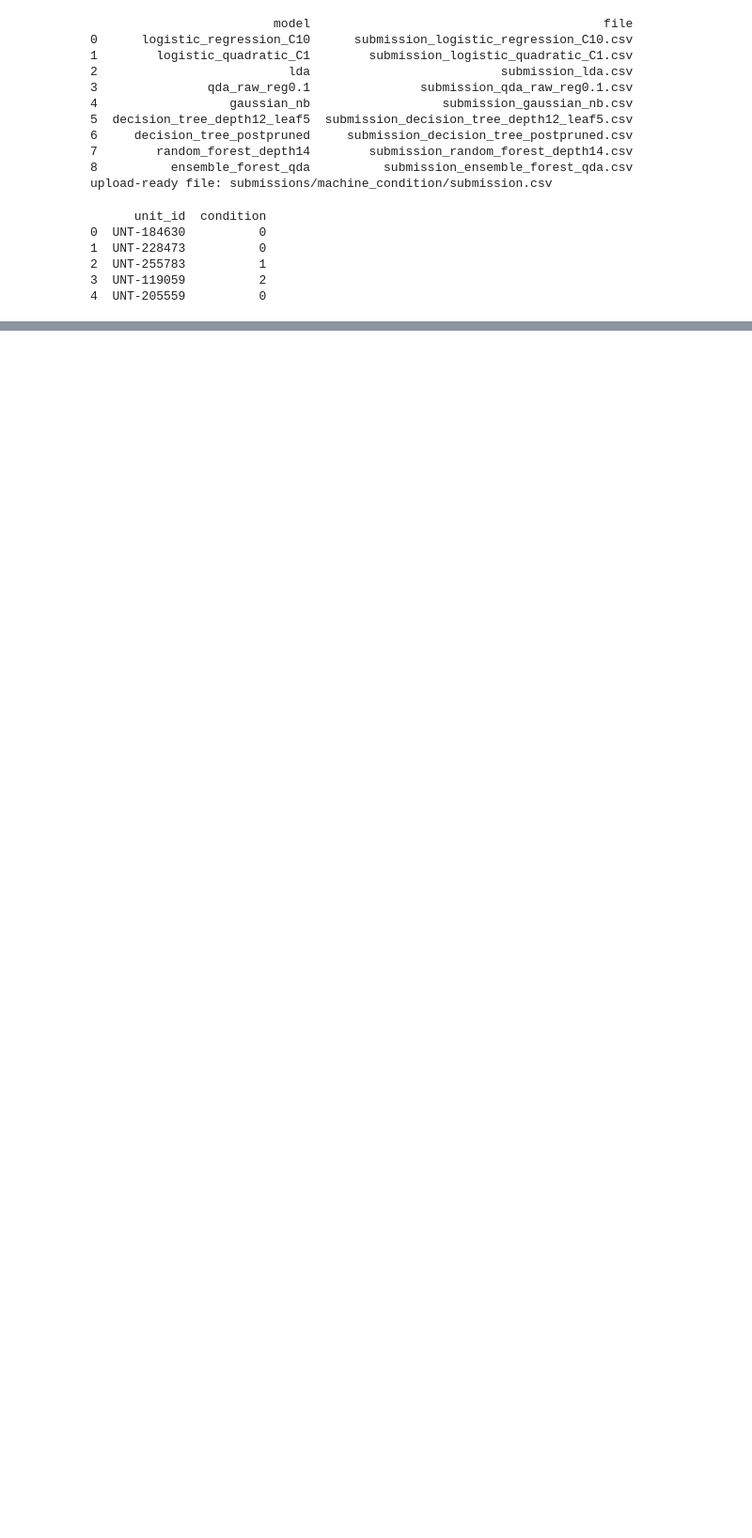
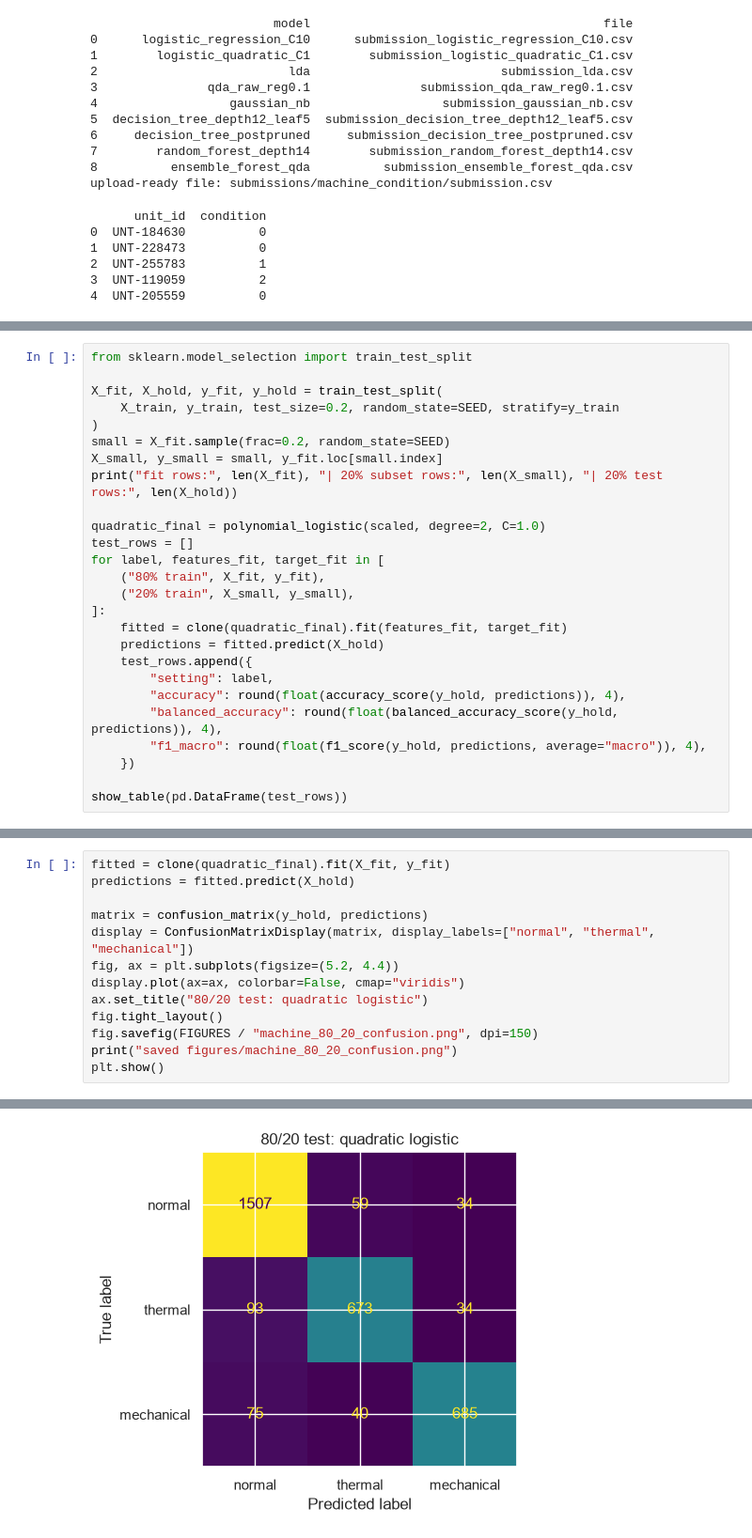
Before and after one commit to TimeATronics/AIT511_Project1, a Jupyter notebook: notebooks/mt2026012-ind-machine-condition-classification.ipynb, the cells around one changed output, grey strips where cells are left out. Shown at 94% size. Drawn from its saved outputs; the diff is of its cells as text; blank space fills up the shorter version.

```diff
--- a/notebooks/mt2026012-ind-machine-condition-classification.ipynb
+++ b/notebooks/mt2026012-ind-machine-condition-classification.ipynb
@@ -1141,0 +1146,26 @@ upload-ready file: submissions/machine_condition/submission.csv
+# %%
+from sklearn.model_selection import train_test_split
+
+X_fit, X_hold, y_fit, y_hold = train_test_split(
+    X_train, y_train, test_size=0.2, random_state=SEED, stratify=y_train
+)
+small = X_fit.sample(frac=0.2, random_state=SEED)
+X_small, y_small = small, y_fit.loc[small.index]
+print("fit rows:", len(X_fit), "| 20% subset rows:", len(X_small), "| 20% test rows:", len(X_hold))
+
+quadratic_final = polynomial_logistic(scaled, degree=2, C=1.0)
+test_rows = []
+for label, features_fit, target_fit in [
+    ("80% train", X_fit, y_fit),
+    ("20% train", X_small, y_small),
+]:
+    fitted = clone(quadratic_final).fit(features_fit, target_fit)
+    predictions = fitted.predict(X_hold)
+    test_rows.append({
+        "setting": label,
+        "accuracy": round(float(accuracy_score(y_hold, predictions)), 4),
+        "balanced_accuracy": round(float(balanced_accuracy_score(y_hold, predictions)), 4),
+        "f1_macro": round(float(f1_score(y_hold, predictions, average="macro")), 4),
+    })
+
+show_table(pd.DataFrame(test_rows))
@@ -1141,0 +1177,14 @@ upload-ready file: submissions/machine_condition/submission.csv
+# %%
+fitted = clone(quadratic_final).fit(X_fit, y_fit)
+predictions = fitted.predict(X_hold)
+
+matrix = confusion_matrix(y_hold, predictions)
+display = ConfusionMatrixDisplay(matrix, display_labels=["normal", "thermal", "mechanical"])
+fig, ax = plt.subplots(figsize=(5.2, 4.4))
+display.plot(ax=ax, colorbar=False, cmap="viridis")
+ax.set_title("80/20 test: quadratic logistic")
+fig.tight_layout()
+fig.savefig(FIGURES / "machine_80_20_confusion.png", dpi=150)
+print("saved figures/machine_80_20_confusion.png")
+plt.show()
+# %% [output]
@@ -1142 +1192,2 @@ upload-ready file: submissions/machine_condition/submission.csv
+[figure, added]
 # %% [markdown]
```
Also changed, not shown: parts of 5 cells of this notebook, 13 other files.
